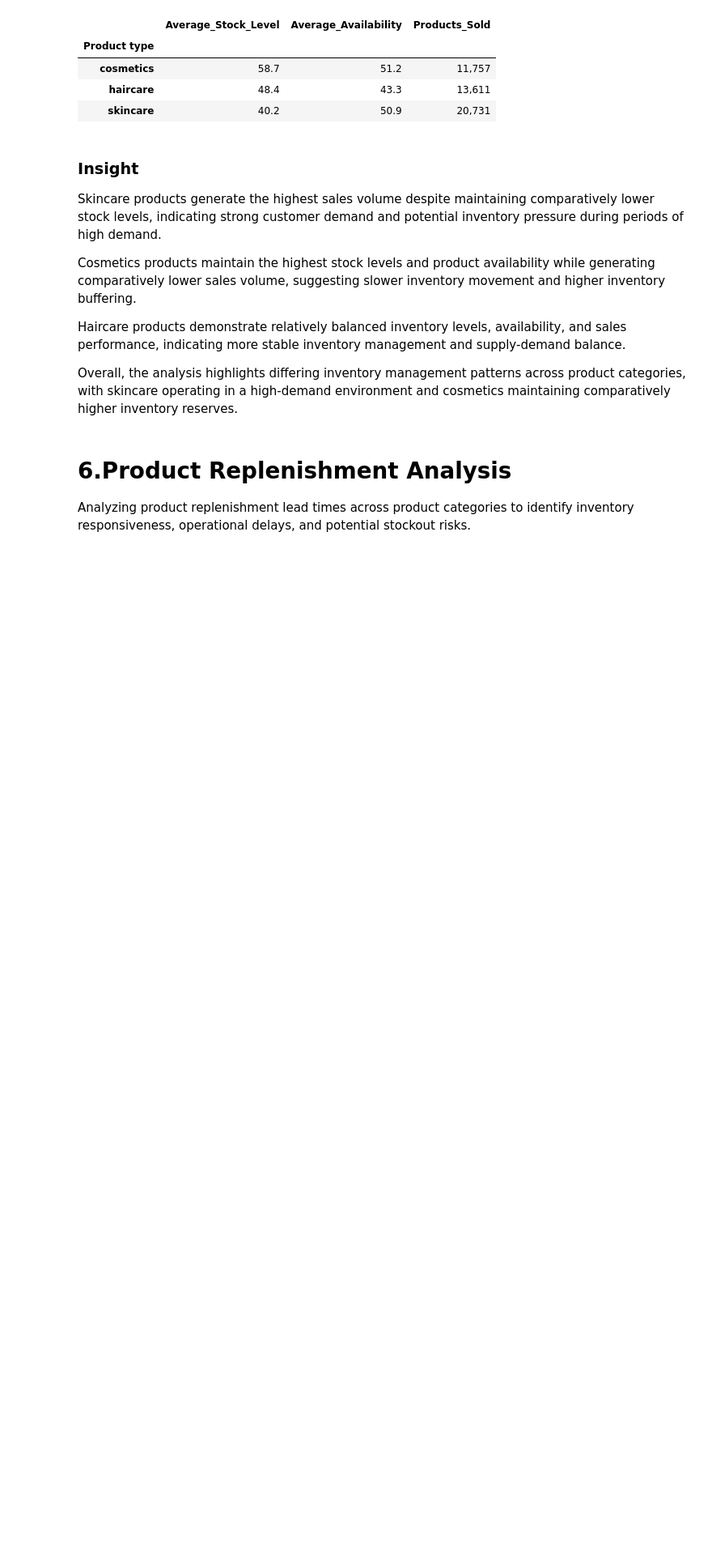
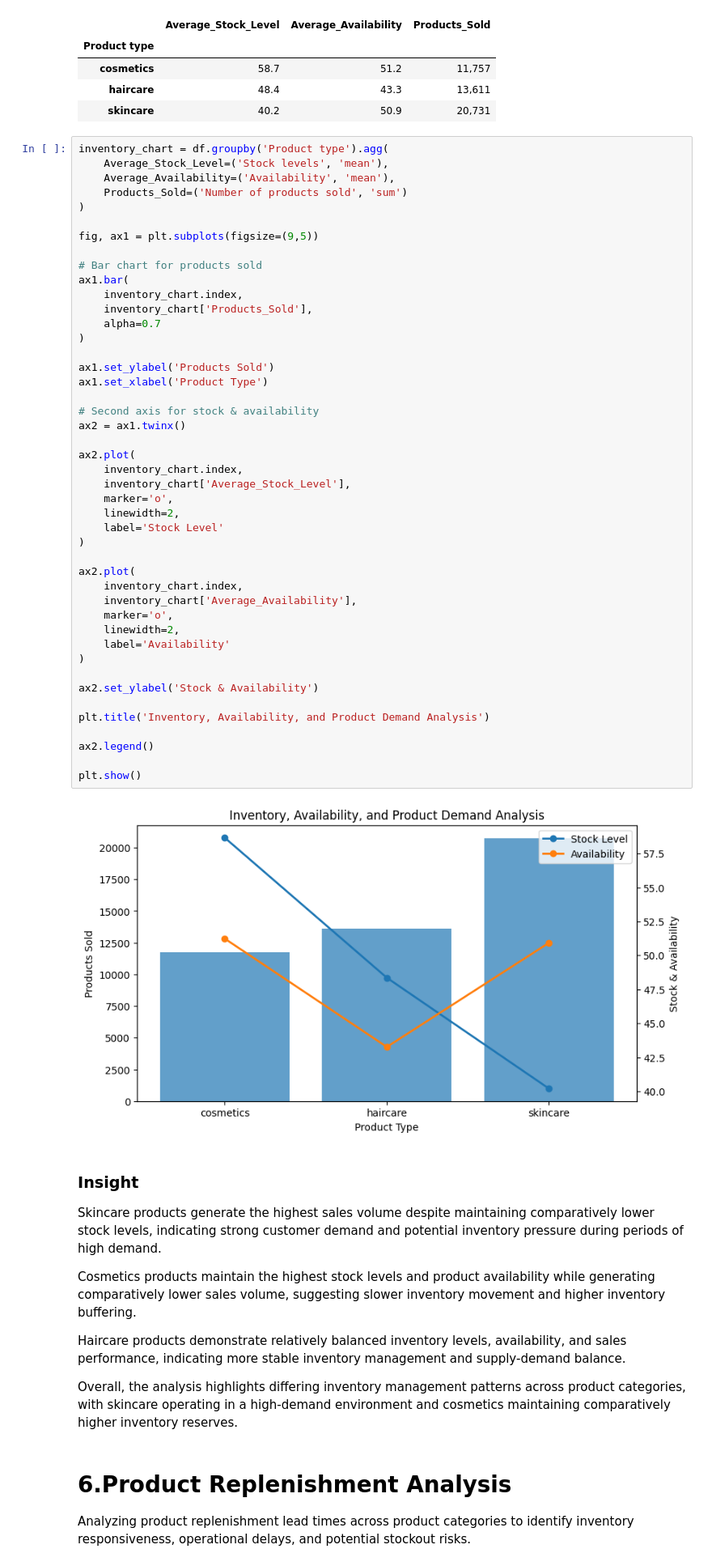
Before and after one commit to sarathkumarkrishnasha132-ctrl/supply-chain-operations-dashboard, a Jupyter notebook: python/Supply chain analysis.ipynb, the cells around one changed output. Shown at 81% size. Drawn from its saved outputs; the diff is of its cells as text; blank space fills up the shorter version.

```diff
--- a/python/Supply chain analysis.ipynb
+++ b/python/Supply chain analysis.ipynb
@@ -282,6 +354,53 @@ inventory_performance
 | cosmetics | 58.7 | 51.2 | 11,757 |
 | haircare | 48.4 | 43.3 | 13,611 |
 | skincare | 40.2 | 50.9 | 20,731 |
+# %%
+inventory_chart = df.groupby('Product type').agg(
+    Average_Stock_Level=('Stock levels', 'mean'),
+    Average_Availability=('Availability', 'mean'),
+    Products_Sold=('Number of products sold', 'sum')
+)
+
+fig, ax1 = plt.subplots(figsize=(9,5))
+
+# Bar chart for products sold
+ax1.bar(
+    inventory_chart.index,
+    inventory_chart['Products_Sold'],
+    alpha=0.7
+)
+
+ax1.set_ylabel('Products Sold')
+ax1.set_xlabel('Product Type')
+
+# Second axis for stock & availability
+ax2 = ax1.twinx()
+
+ax2.plot(
+    inventory_chart.index,
+    inventory_chart['Average_Stock_Level'],
+    marker='o',
+    linewidth=2,
+    label='Stock Level'
+)
+
+ax2.plot(
+    inventory_chart.index,
+    inventory_chart['Average_Availability'],
+    marker='o',
+    linewidth=2,
+    label='Availability'
+)
+
+ax2.set_ylabel('Stock & Availability')
+
+plt.title('Inventory, Availability, and Product Demand Analysis')
+
+ax2.legend()
+
+plt.show()
+# %% [output]
+[figure, added]
 # %% [markdown]
 ### Insight
 
```
Also changed, not shown: parts of 10 cells of this notebook.
